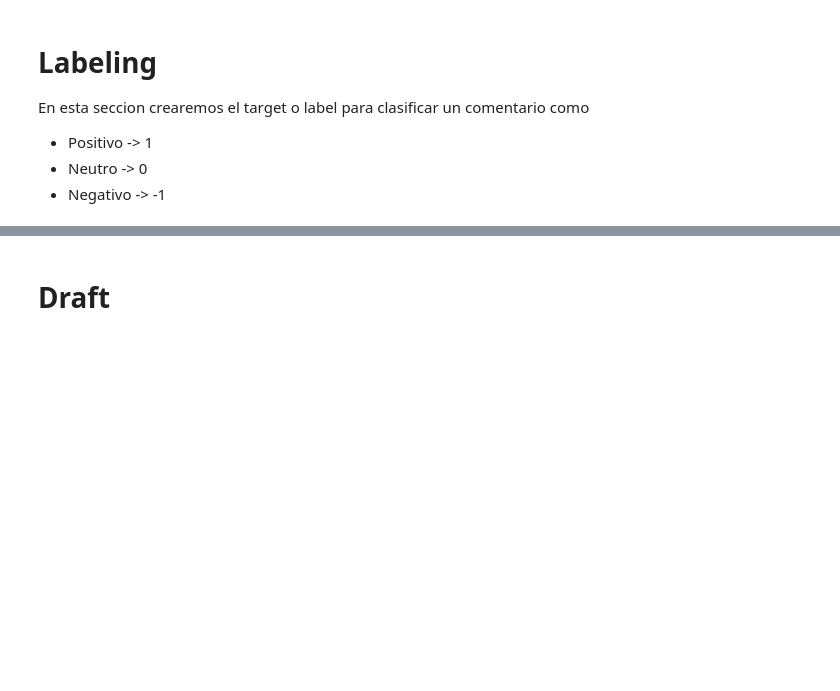
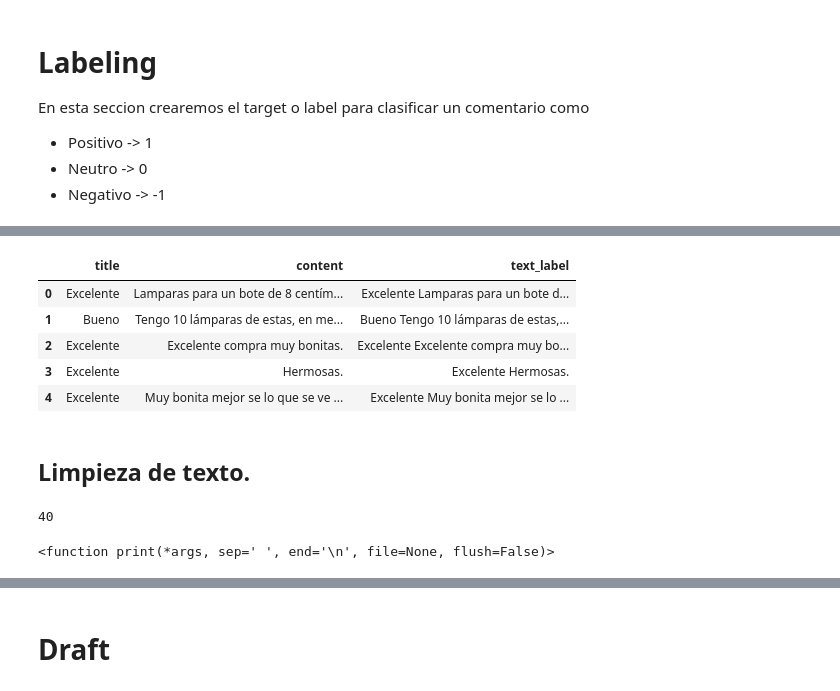
Before and after one commit to bautidea/kaggle_competitions, a Jupyter notebook: market_sentiment_analysis/resolucion.ipynb, the cells around one changed output, grey strips where cells are left out. Drawn from its saved outputs; the diff is of its cells as text; code cells hidden in the pictures; blank space fills up the shorter version.

Commit message:
Cleaning, lemmatizing text features.

```diff
--- a/market_sentiment_analysis/resolucion.ipynb
+++ b/market_sentiment_analysis/resolucion.ipynb
@@ -281,3 +304,13 @@ En esta seccion crearemos el target o label para clasificar un comentario como
 - Positivo -> 1
 - Neutro -> 0
 - Negativo -> -1
+# %%
+def get_labels (rate):
+    if rate <= 2:
+        return -1
+    elif rate == 3:
+        return 0
+    elif rate >= 4:
+        return 1
+    else:
+        return np.nan
@@ -283,0 +327,4 @@ En esta seccion crearemos el target o label para clasificar un comentario como
+# %%
+mod_df = data.copy()
+mod_df['target'] = mod_df['rate'].apply(get_labels)
+mod_df['target'].value_counts()
@@ -283,0 +416,22 @@ En esta seccion crearemos el target o label para clasificar un comentario como
+# %%
+mod_df['text_label'] = mod_df['title'] + ' ' + mod_df['content']
+
+mod_df[['title', 'content', 'text_label']].head()
+# %% [output]
+|  | title | content | text_label |
+| 0 | Excelente | Lamparas para un bote de 8 centím... | Excelente Lamparas para un bote d... |
+| 1 | Bueno | Tengo 10 lámparas de estas, en me... | Bueno Tengo 10 lámparas de estas,... |
+| 2 | Excelente | Excelente compra muy bonitas. | Excelente Excelente compra muy bo... |
+| 3 | Excelente | Hermosas. | Excelente Hermosas. |
+| 4 | Excelente | Muy bonita mejor se lo que se ve ... | Excelente Muy bonita mejor se lo ... |
+# %% [markdown]
+## Limpieza de texto.
+# %%
+random_index = random.randint(0, len(mod_df))
+# %% [output]
+40
+# %%
+# Aplicamos la funcion de limpieza de texto y generamos una nueva columna para comparar resultados.
+mod_df['text_label_clean'] = mod_df['text_label'].apply(clean_text)
+# %% [output]
+<function print(*args, sep=' ', end='\n', file=None, flush=False)>
```
Also changed, not shown: parts of 24 cells of this notebook.
